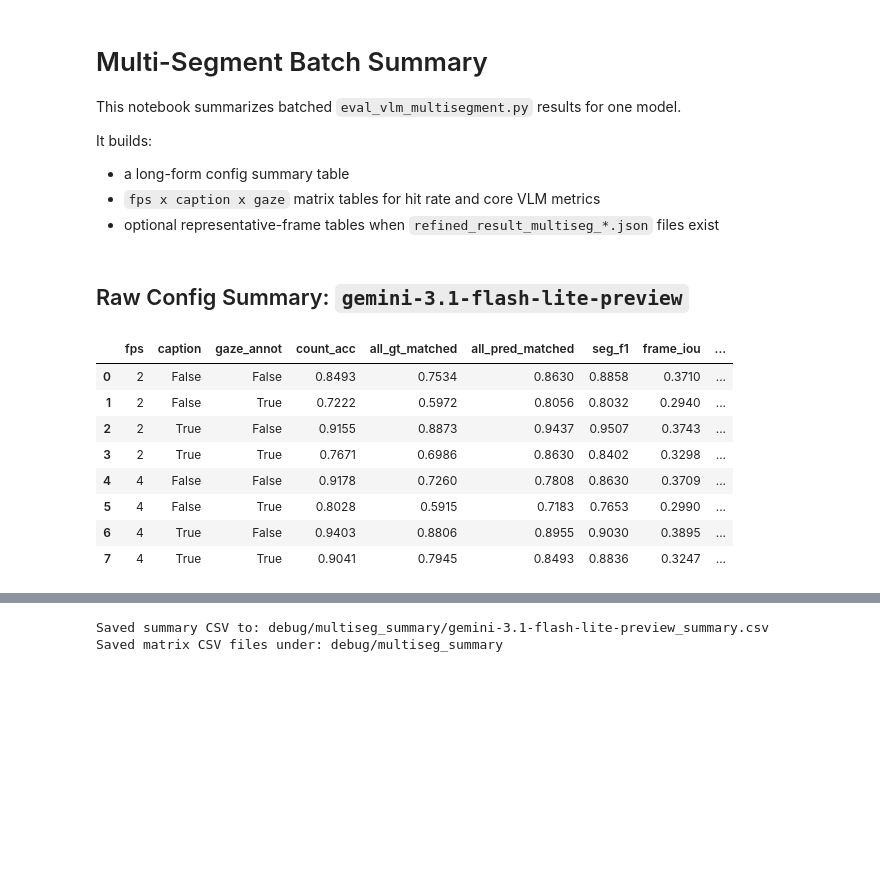
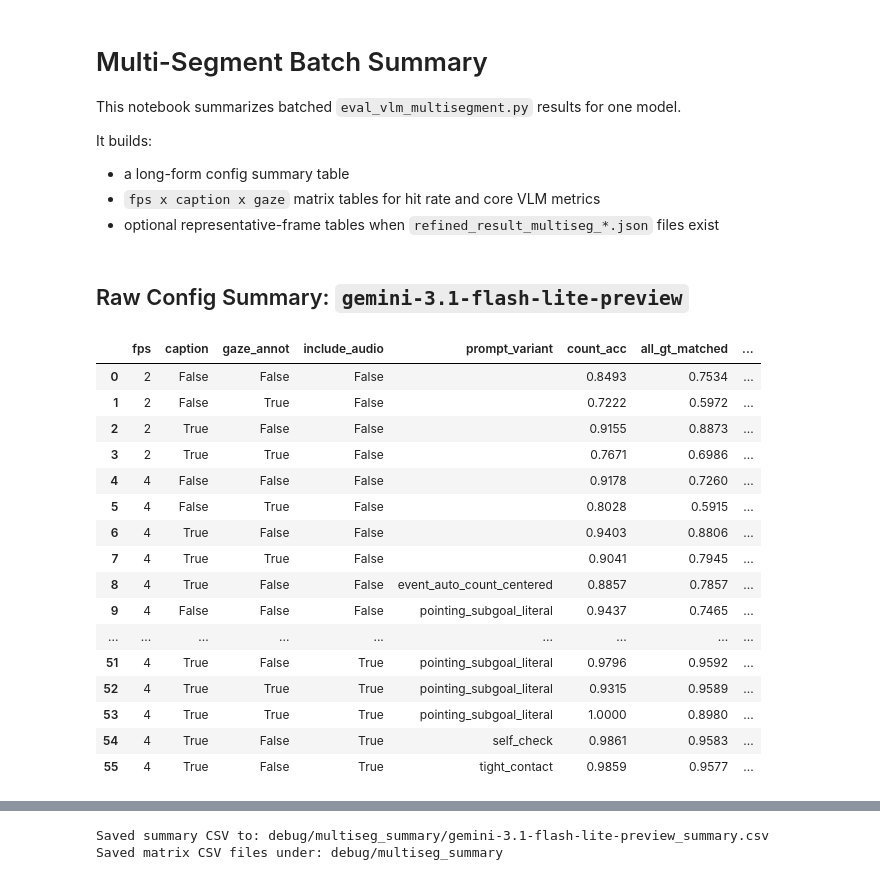
Before and after one commit to dgjun32/aria_keyframe_labeling, a Jupyter notebook: multiseg_eval_episode_compare.ipynb, the cells around one changed output, grey strips where cells are left out. Cells and saved outputs as stored; diff of their text form; code cells hidden in the pictures; blank space fills up the shorter version.

```diff
--- a/multiseg_eval_episode_compare.ipynb
+++ b/multiseg_eval_episode_compare.ipynb
@@ -286,7 +289,7 @@ for task_label, task_prefix in TASK_CONFIGS.items():
                 )
 
 frames_df = pd.concat(all_frames, ignore_index=True)
-frames_df["label_name"] = np.where(frames_df["label"] == 1, "labeled", "background")
+frames_df["label_name"] = np.where(frames_df["label"] > 0, "labeled", "background")
 episodes_df = pd.DataFrame(episode_rows)
 segment_df = pd.DataFrame(segment_rows)
 
@@ -595,6 +791,8 @@ def load_summary_rows(results_dir: Path, model_name: str) -> list[dict]:
             "fps": int(config.get("video_fps")),
             "caption": bool(config.get("caption")),
             "gaze_annot": bool(config.get("gaze_annot")),
+            "include_audio": bool(config.get("include_audio")),
+            "prompt_variant": str(config.get("prompt_variant") or ""),
             "num_episodes": get_nested(agg, "num_episodes"),
             "num_success": get_nested(agg, "num_success"),
             "count_acc": get_nested(agg, "exact_count_accuracy", "rate"),
@@ -626,45 +824,58 @@ def load_summary_rows(results_dir: Path, model_name: str) -> list[dict]:
     return rows
 # %%
 summary_df = pd.DataFrame(load_summary_rows(RESULTS_DIR, MODEL_NAME)).sort_values(
-    ["fps", "caption", "gaze_annot"]
+    ["include_audio", "prompt_variant", "fps", "caption", "gaze_annot", "file"]
 ).reset_index(drop=True)
 
 if summary_df.empty:
     raise ValueError(f"No result_multiseg files found for model={MODEL_NAME}")
 
 summary_df["caption_label"] = summary_df["caption"].map({False: "w/o live caption", True: "w/ live caption"})
 summary_df["gaze_label"] = summary_df["gaze_annot"].map({False: "w/o gaze annotation", True: "w/ gaze annotation"})
+summary_df["audio_label"] = summary_df["include_audio"].map({False: "w/o audio", True: "w/ audio"})
+
+matrix_df = summary_df[summary_df["prompt_variant"] == ""].copy()
 
 display(Markdown(f"## Raw Config Summary: `{MODEL_NAME}`"))
 display(
     summary_df[
         [
             "fps",
             "caption",
             "gaze_annot",
+            "include_audio",
+            "prompt_variant",
             "count_acc",
             "all_gt_matched",
             "all_pred_matched",
             "seg_f1",
             "frame_iou",
             "pred_mid_hit",
             "pred_mid_nearest",
             "file",
             "refined_file",
         ]
     ].round(4)
 )
 # %% [output]
 ## Raw Config Summary: `gemini-3.1-flash-lite-preview`
-|  | fps | caption | gaze_annot | count_acc | all_gt_matched | all_pred_matched | seg_f1 | frame_iou | ... |
-| 0 | 2 | False | False | 0.8493 | 0.7534 | 0.8630 | 0.8858 | 0.3710 | ... |
-| 1 | 2 | False | True | 0.7222 | 0.5972 | 0.8056 | 0.8032 | 0.2940 | ... |
-| 2 | 2 | True | False | 0.9155 | 0.8873 | 0.9437 | 0.9507 | 0.3743 | ... |
-| 3 | 2 | True | True | 0.7671 | 0.6986 | 0.8630 | 0.8402 | 0.3298 | ... |
-| 4 | 4 | False | False | 0.9178 | 0.7260 | 0.7808 | 0.8630 | 0.3709 | ... |
-| 5 | 4 | False | True | 0.8028 | 0.5915 | 0.7183 | 0.7653 | 0.2990 | ... |
-| 6 | 4 | True | False | 0.9403 | 0.8806 | 0.8955 | 0.9030 | 0.3895 | ... |
-| 7 | 4 | True | True | 0.9041 | 0.7945 | 0.8493 | 0.8836 | 0.3247 | ... |
+|  | fps | caption | gaze_annot | include_audio | prompt_variant | count_acc | all_gt_matched | ... |
+| 0 | 2 | False | False | False |  | 0.8493 | 0.7534 | ... |
+| 1 | 2 | False | True | False |  | 0.7222 | 0.5972 | ... |
+| 2 | 2 | True | False | False |  | 0.9155 | 0.8873 | ... |
+| 3 | 2 | True | True | False |  | 0.7671 | 0.6986 | ... |
+| 4 | 4 | False | False | False |  | 0.9178 | 0.7260 | ... |
+| 5 | 4 | False | True | False |  | 0.8028 | 0.5915 | ... |
+| 6 | 4 | True | False | False |  | 0.9403 | 0.8806 | ... |
+| 7 | 4 | True | True | False |  | 0.9041 | 0.7945 | ... |
+| 8 | 4 | True | False | False | event_auto_count_centered | 0.8857 | 0.7857 | ... |
+| 9 | 4 | False | False | False | pointing_subgoal_literal | 0.9437 | 0.7465 | ... |
+| ... | ... | ... | ... | ... | ... | ... | ... | ... |
+| 51 | 4 | True | False | True | pointing_subgoal_literal | 0.9796 | 0.9592 | ... |
+| 52 | 4 | True | True | True | pointing_subgoal_literal | 0.9315 | 0.9589 | ... |
+| 53 | 4 | True | True | True | pointing_subgoal_literal | 1.0000 | 0.8980 | ... |
+| 54 | 4 | True | False | True | self_check | 0.9861 | 0.9583 | ... |
+| 55 | 4 | True | False | True | tight_contact | 0.9859 | 0.9577 | ... |
 # %%
 ROW_ORDER = ["w/o live caption", "w/ live caption"]
 COL_ORDER = ["w/o gaze annotation", "w/ gaze annotation"]
```
Also changed, not shown: parts of 19 cells of this notebook, 20 other files.
